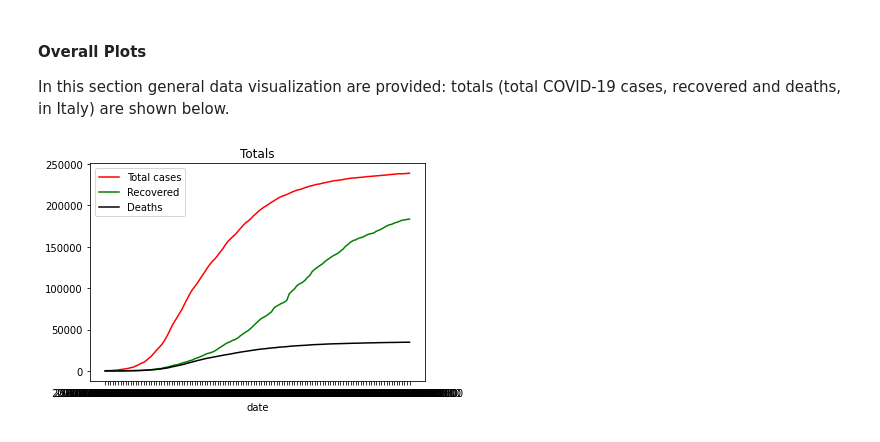
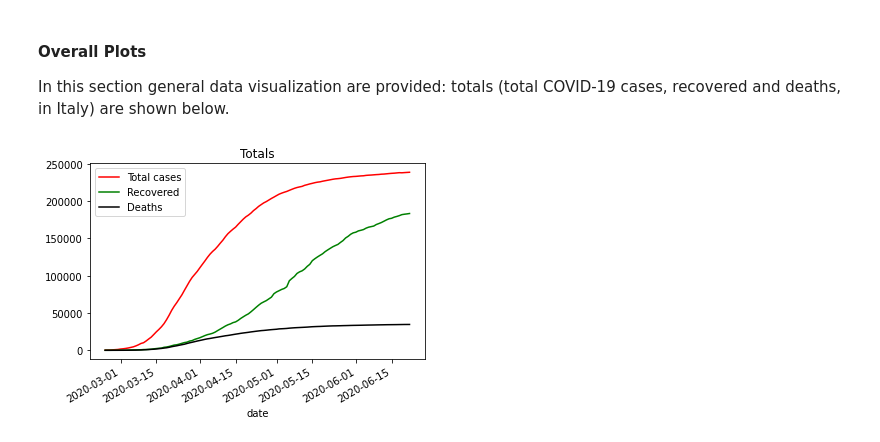
Before and after one commit to pisalore/AAGM_exam, a Jupyter notebook: pandas_exam.ipynb, the cells around one changed output. Saved outputs shown, nothing was run; the diff lists cells and outputs as text; code cells hidden in the pictures.

Commit message:
plots' dates format reworked

```diff
--- a/pandas_exam.ipynb
+++ b/pandas_exam.ipynb
@@ -75,19 +77,22 @@ In this section general data visualization are provided: totals
 # %%
 dates, total_cases, recovered, deaths = [], [], [], []
 
 for date_group in dF_regions.groupby(['data']):
     total_cases.append(date_group[1]['totale_casi'].sum())
     recovered.append(date_group[1]['dimessi_guariti'].sum())
     deaths.append(date_group[1]['deceduti'].sum())
-    dates.append(date_group[0])
+    dates.append(date_group[0].split('T')[0])
+
+x_dates = [dt.datetime.strptime(d,'%Y-%m-%d').date() for d in dates]
 
 fig, ax = plt.subplots()
-plt.plot(dates, total_cases, label='Total cases', color="red")
-plt.plot(dates, recovered, label='Recovered', color="green")
-plt.plot(dates, deaths, label='Deaths', color="black")
+plt.plot(x_dates, total_cases, label='Total cases', color="red")
+plt.plot(x_dates, recovered, label='Recovered', color="green")
+plt.plot(x_dates, deaths, label='Deaths', color="black")
 ax.set(xlabel='date',title='Totals')
 plt.legend(loc="upper left")
 fig.savefig("totals_regional.png")
+plt.gcf().autofmt_xdate()
 plt.show()
 # %% [output]
-[figure, old version]
+[figure, new version]
```
Also changed, not shown: parts of 1 cell of this notebook.
